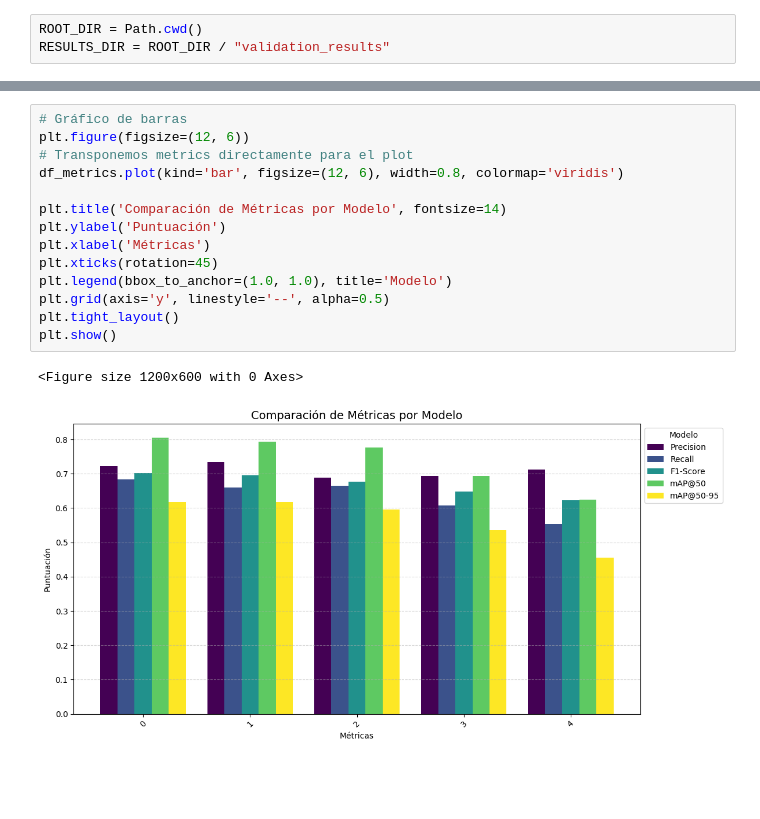
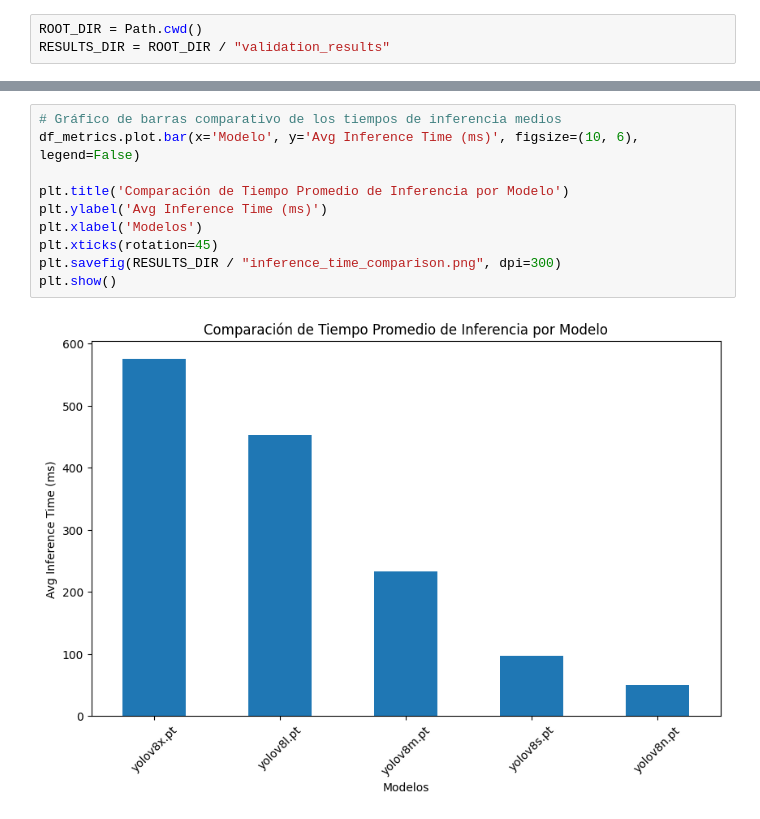
Before and after one commit to carlosgg0/practicas-aprendizaje, a Jupyter notebook: profundo/results.ipynb, the cells around one changed output, grey strips where cells are left out. Saved outputs shown, nothing was run; the diff lists cells and outputs as text; blank space fills up the shorter version.

```diff
--- a/profundo/results.ipynb
+++ b/profundo/results.ipynb
@@ -50,17 +66,12 @@ plt.show()
 # %%
-# Gráfico de barras
-plt.figure(figsize=(12, 6))
-# Transponemos metrics directamente para el plot
-df_metrics.plot(kind='bar', figsize=(12, 6), width=0.8, colormap='viridis')
+# Gráfico de barras comparativo de los tiempos de inferencia medios
+df_metrics.plot.bar(x='Modelo', y='Avg Inference Time (ms)', figsize=(10, 6), legend=False)
 
-plt.title('Comparación de Métricas por Modelo', fontsize=14)
-plt.ylabel('Puntuación')
-plt.xlabel('Métricas')
+plt.title('Comparación de Tiempo Promedio de Inferencia por Modelo')
+plt.ylabel('Avg Inference Time (ms)')
+plt.xlabel('Modelos')
 plt.xticks(rotation=45)
-plt.legend(bbox_to_anchor=(1.0, 1.0), title='Modelo')
-plt.grid(axis='y', linestyle='--', alpha=0.5)
-plt.tight_layout()
+plt.savefig(RESULTS_DIR / "inference_time_comparison.png", dpi=300)
 plt.show()
 # %% [output]
-<Figure size 1200x600 with 0 Axes>
-[figure, old version]
+[figure, new version]
```
Also changed, not shown: parts of 4 cells of this notebook, 7 other files.
